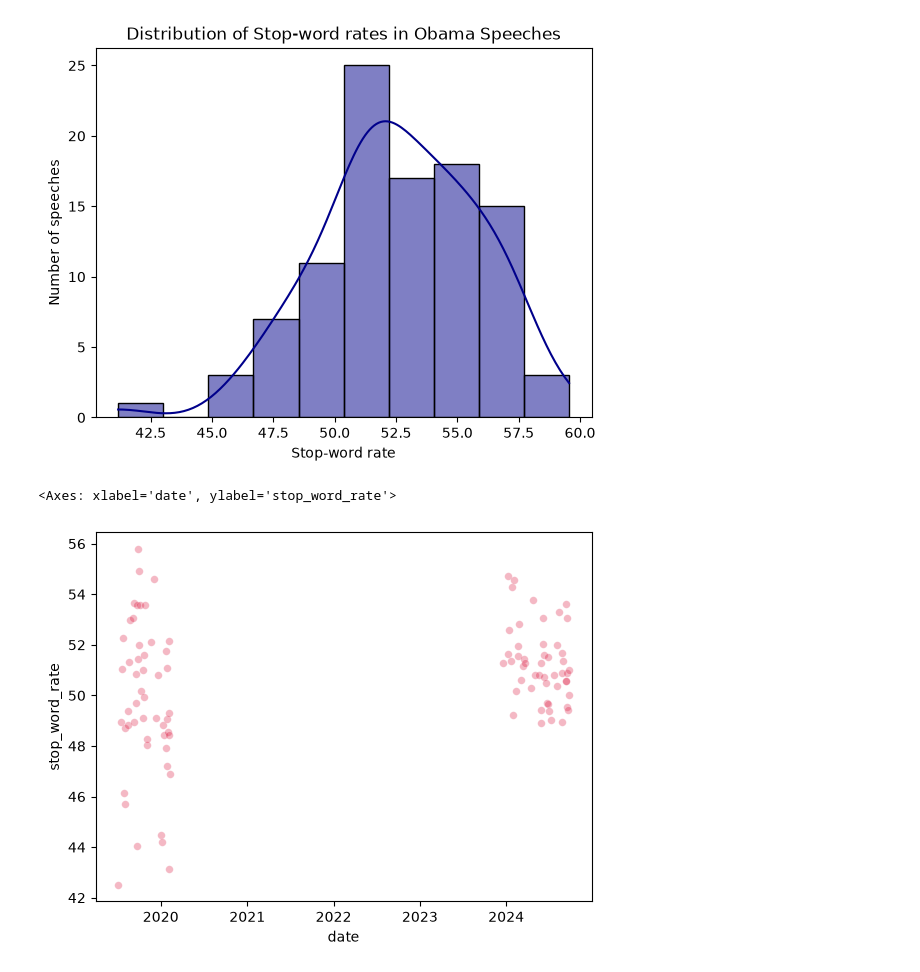
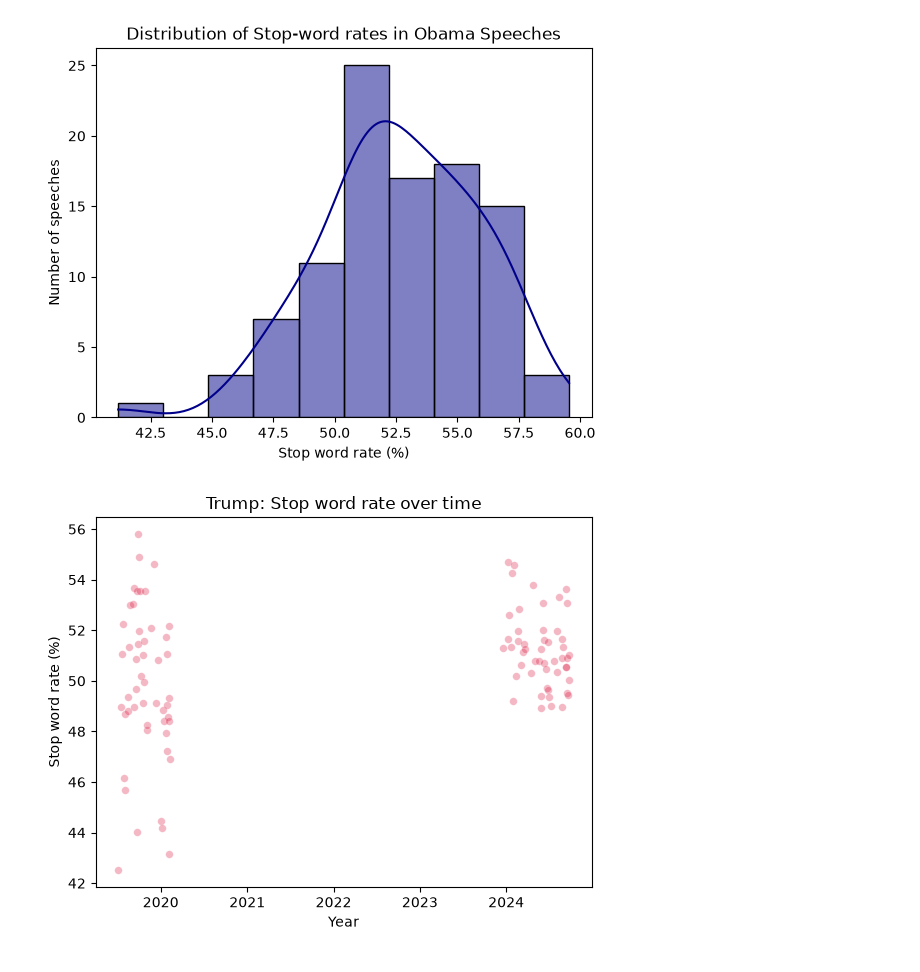
Before and after one commit to howlou/Trump-shit, a Jupyter notebook: Comparison_NLP.ipynb, the cells around one changed output. Cells and saved outputs as stored; diff of their text form; code cells hidden in the pictures.

```diff
--- a/Comparison_NLP.ipynb
+++ b/Comparison_NLP.ipynb
@@ -198,4 +156,5 @@ plt.show()
 # %%
+#visualize distribution of stop word rates (% of speech that is stopwords)
 sns.histplot(
     data=obama,
     x='stop_word_rate',
@@ -203,16 +162,24 @@ sns.histplot(
     kde=True
 )
 
-plt.xlabel('Stop-word rate')
+plt.xlabel('Stop word rate (%)')
 plt.ylabel('Number of speeches')
 plt.title('Distribution of Stop-word rates in Obama Speeches')
 plt.show()
+
+#(sub 1.4 visualisations)
 # %% [output]
-[figure, old version]
+[figure, new version]
 # %%
-sns.scatterplot(data=trump, x='date', y='stop_word_rate',
+#visualize stop word rate for every Trump speech
+ax = sns.scatterplot(data=trump, x='date', y='stop_word_rate',
                 color= 'crimson', s=30, alpha=0.3)
+ax.set(title='Trump: Stop word rate over time',
+    xlabel='Year',
+    ylabel='Stop word rate (%)')
+plt.show()
+
+#(sub 1.4 visualisations)
 # %% [output]
-<Axes: xlabel='date', ylabel='stop_word_rate'>
-[figure, old version]
+[figure, new version]
 # %%
```
Also changed, not shown: parts of 12 cells of this notebook.
